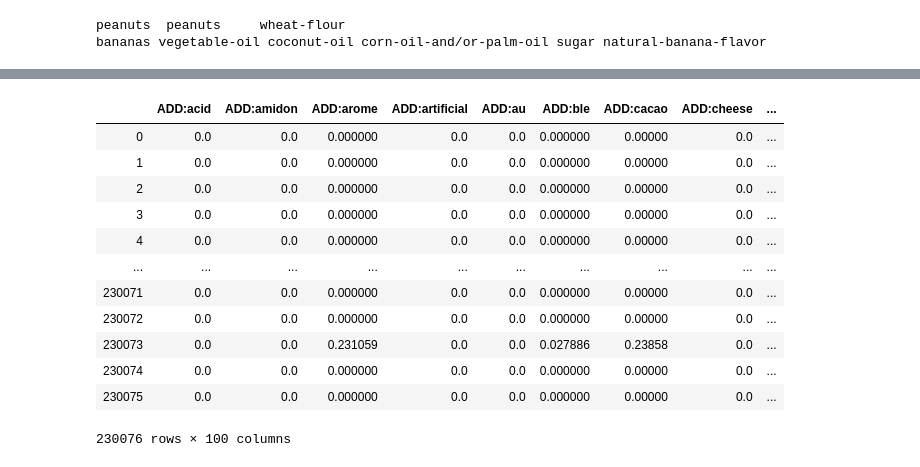
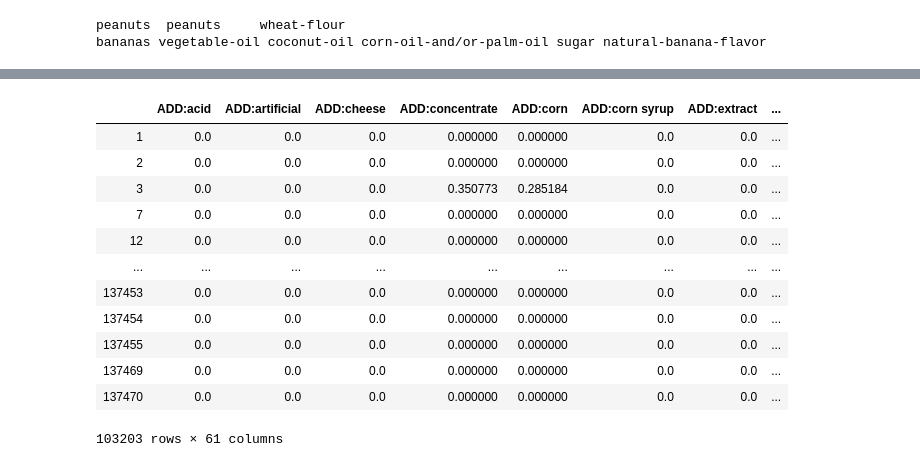
Before and after one commit to gabet2/STAT542, a Jupyter notebook: sguo/2_Supervised.ipynb, the cells around one changed output, grey strips where cells are left out. Saved outputs shown, nothing was run; the diff lists cells and outputs as text; code cells hidden in the pictures.

```diff
--- a/sguo/2_Supervised.ipynb
+++ b/sguo/2_Supervised.ipynb
@@ -4,6 +5,6 @@ import numpy as np
 # %%
 df = pd.read_csv("../data/en.openfoodfacts.org.products.tsv", sep = "\t")
-
+df = df[df["countries"]=="US"]
 df = df[["nutrition-score-uk_100g", "additives", "ingredients_text"]].dropna()
 # %%
 import sklearn.feature_extraction.text as text
@@ -24,7 +25,8 @@ print(df.shape)
 # %%
 # import nltk
 # nltk.download('stopwords')
-stop_words = set( stopwords.words('english')+ ['de', 'contains', 's', 'et', 'of', 'en', "fr",'less', 'p'])
+my_stop_words = set( stopwords.words('english')+ \
+                    ['de', 'contains', 's', 'et', 'of', 'en', "fr",'less', 'p', 'exists', 'following', 'ok'])
 
 clean_additives = lambda s: re.sub(r'[^a-z- ]+' , " ", s.lower().replace("en:","").replace("->","")).strip()
 print(clean_additives("[ peanuts -> en:peanuts ] [ wheat-flour ->")  )
@@ -39,7 +41,8 @@ df_clean = df.copy()
 df_clean["additives"] = df_clean["additives"].apply(clean_additives)
 df_clean["ingredients_text"] = df_clean["ingredients_text"].apply(clean_ingre)
 # %%
-vectorizer = text.TfidfVectorizer(strip_accents="unicode",stop_words="english", max_features=50)
+vectorizer = text.TfidfVectorizer(strip_accents="unicode",stop_words=my_stop_words, \
+                                  ngram_range=(1,2),max_features=30)
 vectors = vectorizer.fit_transform(df_clean["additives"])
 feature_names = vectorizer.get_feature_names()
 print(len(feature_names))
@@ -67,5 +70,6 @@ display(df_additive_features)
 # %%
-vectorizer = text.TfidfVectorizer(strip_accents="unicode",stop_words="english", max_features=50)
+vectorizer = text.TfidfVectorizer(strip_accents="unicode",stop_words=my_stop_words, \
+                                  ngram_range=(1,2),max_features=30)
 vectors = vectorizer.fit_transform(df_clean["ingredients_text"])
 feature_names = vectorizer.get_feature_names()
 # print(len(feature_names))
@@ -92,19 +96,20 @@ display(df_ingre_features)
 # %%
 df_features = pd.concat([df_additive_features, df_ingre_features], axis=1)
-df_features["nutrition-score-uk_100g"] = df["nutrition-score-uk_100g"]
+df_features["nutrition-score-uk_100g"] = df_clean["nutrition-score-uk_100g"]
+df_features=df_features.dropna()
 display(df_features)
 df_features.to_csv("../data/tfidf_features.csv")
 # %% [output]
-|  | ADD:acid | ADD:amidon | ADD:arome | ADD:artificial | ADD:au | ADD:ble | ADD:cacao | ADD:cheese | ... |
-| 0 | 0.0 | 0.0 | 0.000000 | 0.0 | 0.0 | 0.000000 | 0.00000 | 0.0 | ... |
-| 1 | 0.0 | 0.0 | 0.000000 | 0.0 | 0.0 | 0.000000 | 0.00000 | 0.0 | ... |
-| 2 | 0.0 | 0.0 | 0.000000 | 0.0 | 0.0 | 0.000000 | 0.00000 | 0.0 | ... |
-| 3 | 0.0 | 0.0 | 0.000000 | 0.0 | 0.0 | 0.000000 | 0.00000 | 0.0 | ... |
-| 4 | 0.0 | 0.0 | 0.000000 | 0.0 | 0.0 | 0.000000 | 0.00000 | 0.0 | ... |
-| ... | ... | ... | ... | ... | ... | ... | ... | ... | ... |
-| 230071 | 0.0 | 0.0 | 0.000000 | 0.0 | 0.0 | 0.000000 | 0.00000 | 0.0 | ... |
-| 230072 | 0.0 | 0.0 | 0.000000 | 0.0 | 0.0 | 0.000000 | 0.00000 | 0.0 | ... |
-| 230073 | 0.0 | 0.0 | 0.231059 | 0.0 | 0.0 | 0.027886 | 0.23858 | 0.0 | ... |
-| 230074 | 0.0 | 0.0 | 0.000000 | 0.0 | 0.0 | 0.000000 | 0.00000 | 0.0 | ... |
-| 230075 | 0.0 | 0.0 | 0.000000 | 0.0 | 0.0 | 0.000000 | 0.00000 | 0.0 | ... |
+|  | ADD:acid | ADD:artificial | ADD:cheese | ADD:concentrate | ADD:corn | ADD:corn syrup | ADD:extract | ... |
+| 1 | 0.0 | 0.0 | 0.0 | 0.000000 | 0.000000 | 0.0 | 0.0 | ... |
+| 2 | 0.0 | 0.0 | 0.0 | 0.000000 | 0.000000 | 0.0 | 0.0 | ... |
+| 3 | 0.0 | 0.0 | 0.0 | 0.350773 | 0.285184 | 0.0 | 0.0 | ... |
+| 7 | 0.0 | 0.0 | 0.0 | 0.000000 | 0.000000 | 0.0 | 0.0 | ... |
+| 12 | 0.0 | 0.0 | 0.0 | 0.000000 | 0.000000 | 0.0 | 0.0 | ... |
+| ... | ... | ... | ... | ... | ... | ... | ... | ... |
+| 137453 | 0.0 | 0.0 | 0.0 | 0.000000 | 0.000000 | 0.0 | 0.0 | ... |
+| 137454 | 0.0 | 0.0 | 0.0 | 0.000000 | 0.000000 | 0.0 | 0.0 | ... |
+| 137455 | 0.0 | 0.0 | 0.0 | 0.000000 | 0.000000 | 0.0 | 0.0 | ... |
+| 137469 | 0.0 | 0.0 | 0.0 | 0.000000 | 0.000000 | 0.0 | 0.0 | ... |
+| 137470 | 0.0 | 0.0 | 0.0 | 0.000000 | 0.000000 | 0.0 | 0.0 | ... |
-230076 rows × 100 columns
+103203 rows × 61 columns
```
Also changed, not shown: parts of 19 cells of this notebook, 1 other file.
